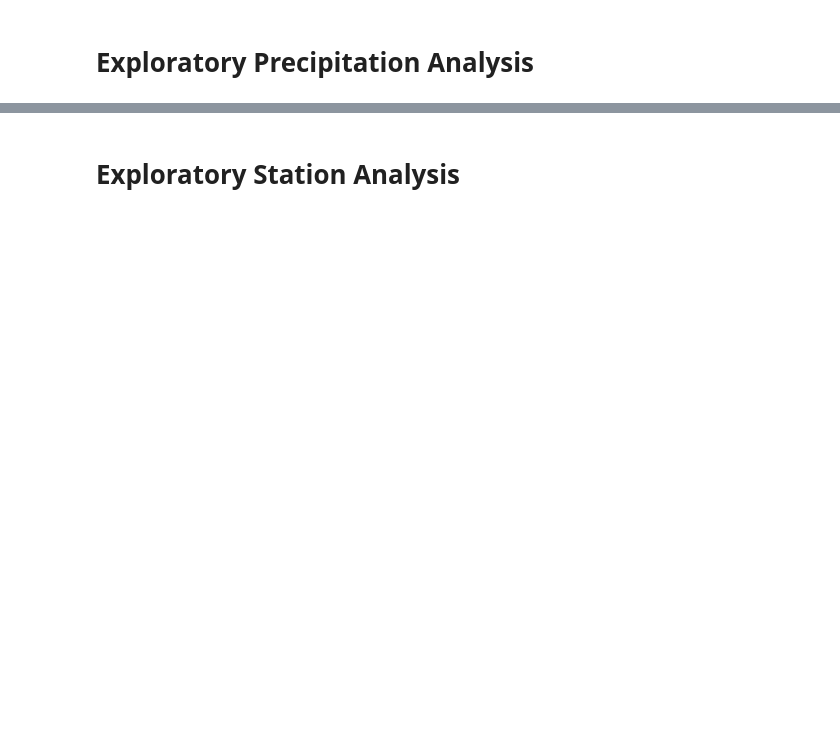
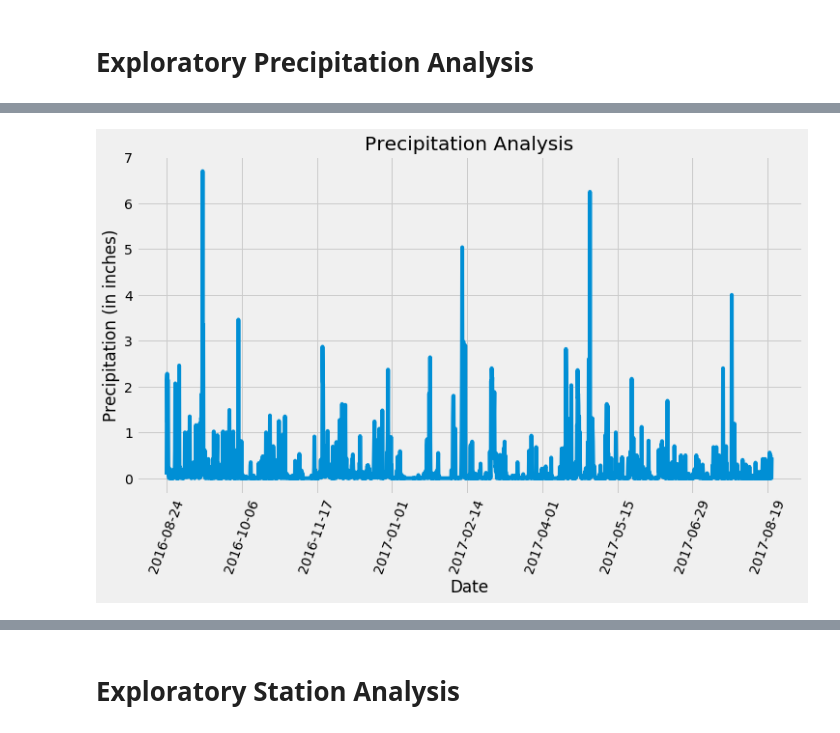
Before and after one commit to cjengleson/sqlalchemy-challenge, a Jupyter notebook: climate_starter.ipynb, the cells around one changed output, grey strips where cells are left out. Saved outputs shown, nothing was run; the diff lists cells and outputs as text; code cells hidden in the pictures; blank space fills up the shorter version.

```diff
--- a/climate_starter.ipynb
+++ b/climate_starter.ipynb
@@ -27,7 +32,10 @@ engine = create_engine("sqlite:///hawaii.sqlite")
 # %%
 # Save references to each table
+Measurement = Base.classes.measurement
+Station = Base.classes.station
 # %%
 # Create our session (link) from Python to the DB
+session = Session(engine)
 # %% [markdown]
 # Exploratory Precipitation Analysis
 # %%
@@ -35,17 +47,10 @@ engine = create_engine("sqlite:///hawaii.sqlite")
 # %%
 # Design a query to retrieve the last 12 months of precipitation data and plot the results.
 # Starting from the most recent data point in the database.
-
-# Calculate the date one year from the last date in data set.
-
+# Calculate the date one year from the last date in data set
+year_before = dt.date(2017,8,23) - dt.timedelta(days = 365)
 
 # Perform a query to retrieve the data and precipitation scores
-
-
-# Save the query results as a Pandas DataFrame and set the index to the date column
-
-
-# Sort the dataframe by date
-
-
-# Use Pandas Plotting with Matplotlib to plot the data
+precipitation = session.query(Measurement.date, Measurement.prcp).filter(Measurement.date > year_before).\
+order_by(Measurement.date).all()
+precipitation[0]
@@ -51,0 +59,10 @@ engine = create_engine("sqlite:///hawaii.sqlite")
+# %%
+# Save the query results as a Pandas DataFrame and set the index to the date column
+precipitation_df = pd.DataFrame(precipitation)
+
+# Clean up column names
+precipitation_df = precipitation_df.rename(columns={"prcp": "Precipitation", "date": "Date"})
+
+# Sort the dataframe by date
+precipitation_df = precipitation_df.sort_values(by = "Date").dropna()
+precipitation_df
@@ -52,2 +83,12 @@ engine = create_engine("sqlite:///hawaii.sqlite")
+# %%
+# Use Pandas Plotting with Matplotlib to plot the data
+precipitation_df.plot("Date", "Precipitation", rot = 70, figsize = (11,6), legend = False)
+plt.title("Precipitation Analysis")
+plt.xlabel("Date")
+plt.ylabel("Precipitation (in inches)")
+plt.savefig("Resources/precipitation_analysis.png", dpi = 75, bbox_inches = "tight")
+plt.show()
+# %% [output]
+[figure, added]
 # %%
 # Use Pandas to calcualte the summary statistics for the precipitation data
```
Also changed, not shown: parts of 12 cells of this notebook, 2 other files.
